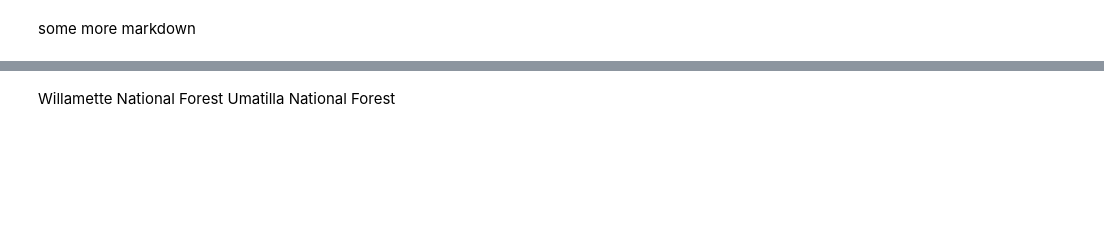
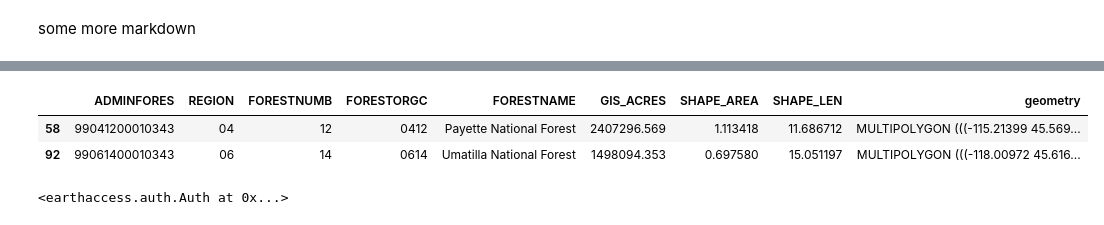
Before and after one commit to cmq879/earth-analytics-habitat-suitability-finalproject, a Jupyter notebook: starting-code.ipynb, the cells around one changed output, grey strips where cells are left out. Drawn from its saved outputs; the diff is of its cells as text; code cells hidden in the pictures; blank space fills up the shorter version.

```diff
--- a/starting-code.ipynb
+++ b/starting-code.ipynb
@@ -58,24 +63,25 @@ nfs_url = ("https://data.fs.usda.gov/geodata/edw/"
 
 nfs_dir = os.path.join(data_dir, 'usfs_national_forests')
 os.makedirs(nfs_dir, exist_ok=True)
-nfs_shp_path = os.path.join(nfs_dir, ' .shp')
+nfs_shp_path = os.path.join(nfs_dir, 'S_USA.AdministrativeForest.shp')
 
 # Only download once
 if not os.path.exists(nfs_shp_path):
     nfs_gdf = gpd.read_file(nfs_url)
-    nfs_gdf.to_file(nfs_path)
+    nfs_gdf.to_file(nfs_shp_path)
 
-
-# Unzip GBIF data
-with zipfile.ZipFile(download_info['+63']) as download_zip:
-    download_zip.extractall(path=gbif_dir)
-# Load from file and subset to Willamette and Umatilla NFs
-nfs_gdf = gpd.read_file(nfs_path)
-
-# Check the data
-nfs2_gdf = nfs_gdf
+# Unzip spatial data
+#with zipfile.ZipFile(S_USA.AdministrativeForest.zip) as download_zip:
+#    download_zip.extractall(path=nfs_dir)
-# %% [markdown]
-
-
-Willamette National Forest
-Umatilla National Forest
+# %%
+nfs_gdf.head()
+# Subset to Willamette and Umatilla NFs
+#nfs2_gdf = nfs_gdf[nfs_gdf['FORESTNAME'].isin(['Willamette National Forest', 'Umatilla National Forest'])]
+nfs2_gdf = nfs_gdf[nfs_gdf['FORESTNAME'].isin(['Umatilla National Forest', 'Payette National Forest'])]
+
+# Check the data
+nfs2_gdf
+# %% [output]
+|  | ADMINFORES | REGION | FORESTNUMB | FORESTORGC | FORESTNAME | GIS_ACRES | SHAPE_AREA | SHAPE_LEN | geometry |
+| 58 | 99041200010343 | 04 | 12 | 0412 | Payette National Forest | 2407296.569 | 1.113418 | 11.686712 | MULTIPOLYGON (((-115.21399 45.569... |
+| 92 | 99061400010343 | 06 | 14 | 0614 | Umatilla National Forest | 1498094.353 | 0.697580 | 15.051197 | MULTIPOLYGON (((-118.00972 45.616... |
@@ -81,0 +97,6 @@ Umatilla National Forest
+# %%
+earthaccess.login(strategy="interactive", persist=True)
+srtm_search = earthaccess.search_datasets(keyword='SRTM DEM')
+#srtm_search
+# %% [output]
+<earthaccess.auth.Auth at 0x...>
```
Also changed, not shown: parts of 19 cells of this notebook.
